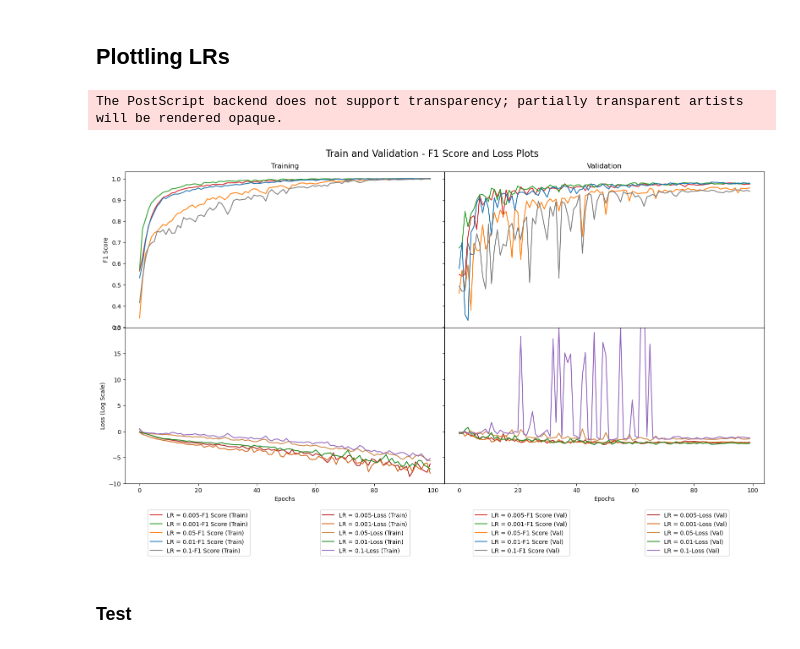
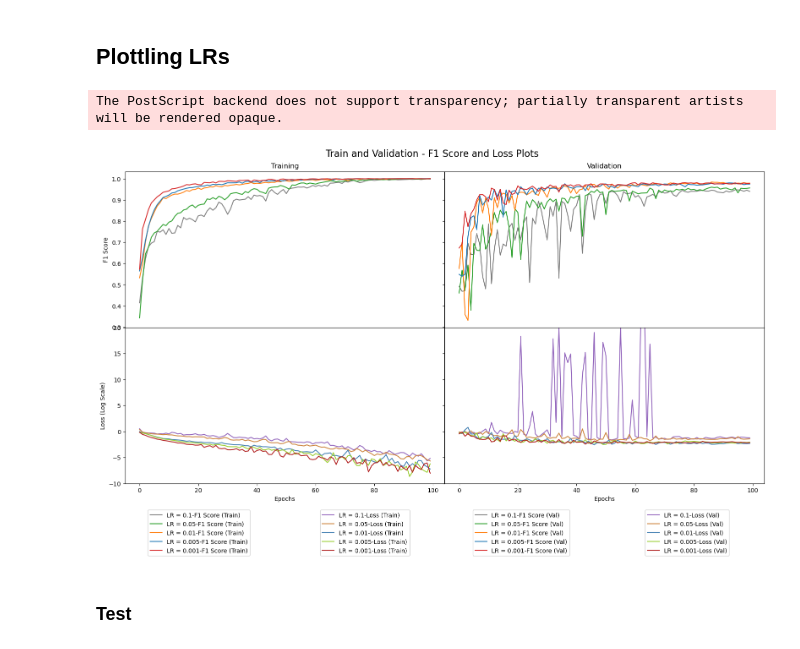
Before and after one commit to rohanchopra/Chest-X-Ray-Classification, a Jupyter notebook: notebooks/covid-pneumonia/Hyper-parameter Tuning/Ablation Plots.ipynb, the cells around one changed output. Drawn from its saved outputs; the diff is of its cells as text; code cells hidden in the pictures.

Commit message:
Revised Ablation Study Plots

```diff
--- a/notebooks/covid-pneumonia/Hyper-parameter Tuning/Ablation Plots.ipynb
+++ b/notebooks/covid-pneumonia/Hyper-parameter Tuning/Ablation Plots.ipynb
@@ -188,3 +225,6 @@ with open(f'../../models/hyper_parameter/{l_rates[3]}_train_history_{curr_model}
     train_LR4 = pickle.load(handle)
 # %%
 loss_train_LR4 = train_LR4['loss']
+# %%
+with open(f'../../models/hyper_parameter/{l_rates[3]}_eval_metrics_{curr_model}_{dataset_name}_{num_epochs}_{batch_size}_{l_rates[3]}_{l_rates[3]/10}_.pickle', 'rb') as handle:
+    test_LR4 = pickle.load(handle)
@@ -227,12 +277,12 @@ val_LR1_loss = {}
 # train_LR1_true = {}
 # train_LR1_pred = {}
 # %%
-with open(f'../../models/hyper_parameter/{l_rates[4]}_val_history_{curr_model}_{dataset_name}_{num_epochs}_{batch_size}_0.1_0.01_.pickle', 'rb') as handle:
+with open(f'../../models/hyper_parameter/{l_rates[4]}_val_history_{curr_model}_{dataset_name}_{num_epochs}_{batch_size}_{l_rates[4]}_{l_rates[4]/10}_.pickle', 'rb') as handle:
     val_LR5 = pickle.load(handle)
 # %%
 loss_val_LR5 = val_LR5['loss']
 # %%
-with open(f'../../models/hyper_parameter/{l_rates[4]}_train_history_{curr_model}_{dataset_name}_{num_epochs}_{batch_size}_0.1_0.01_.pickle', 'rb') as handle:
+with open(f'../../models/hyper_parameter/{l_rates[4]}_train_history_{curr_model}_{dataset_name}_{num_epochs}_{batch_size}_{l_rates[4]}_{l_rates[4]/10}_.pickle', 'rb') as handle:
     train_LR5 = pickle.load(handle)
 # %%
 loss_train_LR5 = train_LR5['loss']
@@ -301,26 +364,20 @@ pp.pprint(metric_params)
 # %% [markdown]
 ## Plottling LRs
 # %%
-plot_names = ['F1 Plot', 'Loss Plot']
-
-colors_f1_score = {'f1score_train_LR1': 'tab:red', 'f1score_val_LR1': 'tab:red',
+colors_f1_score = {'f1score_train_LR1': 'tab:grey', 'f1score_val_LR1': 'tab:grey',
                    'f1score_train_LR2': 'tab:green', 'f1score_val_LR2': 'tab:green',
                    'f1score_train_LR3': 'tab:orange', 'f1score_val_LR3': 'tab:orange',
                    'f1score_train_LR4': 'tab:blue', 'f1score_val_LR4': 'tab:blue',
-                   'f1score_train_LR5': 'tab:grey', 'f1score_val_LR5': 'tab:grey'
+                   'f1score_train_LR5': 'tab:red', 'f1score_val_LR5': 'tab:red'
                   }
 
-colors_loss = {'loss_train_LR1': 'firebrick', 'loss_val_LR1': 'firebrick',
-               'loss_train_LR2': 'chocolate', 'loss_val_LR2': 'chocolate',
-               'loss_train_LR3': 'peru', 'loss_val_LR3': 'peru',
-               'loss_train_LR4': 'forestgreen', 'loss_val_LR4': 'forestgreen',
-               'loss_train_LR5': 'tab:purple', 'loss_val_LR5': 'tab:purple'
+colors_loss = {'loss_train_LR1': 'tab:purple', 'loss_val_LR1': 'tab:purple',
+               'loss_train_LR2': 'peru', 'loss_val_LR2': 'peru',
+               'loss_train_LR3': 'steelblue', 'loss_val_LR3': 'steelblue',
+               'loss_train_LR4': 'yellowgreen', 'loss_val_LR4': 'yellowgreen',
+               'loss_train_LR5': 'firebrick', 'loss_val_LR5': 'firebrick'
               }
-
-l_rates = [0.005, 0.001, 0.05, 0.01, 0.1]
 # %%
-## F1 for train and val                                                                Loss for train and val
-
 fig = plt.figure(figsize=(16, 10))
 gs = fig.add_gridspec(2, 2, hspace=0, wspace=0)
 ax1 = gs.subplots(sharex='col', sharey='row')
@@ -328,10 +385,6 @@ ax1 = gs.subplots(sharex='col', sharey='row')
 fig.suptitle(f'Train and Validation - F1 Score and Loss Plots', fontsize=16)
 
 epochs = [i for i in range(int(num_epochs))]
-
-hand = []
-lab = []
-
 
 #plot = plot_names[i]
 #ax1[i].set_title(f'{plot}')
@@ -352,7 +405,6 @@ for j in range(5):
                     )
     ax1[0][1].set_title("Validation")
     #ax1[0][1].legend(bbox_to_anchor=(0.5, -1.05, 0.40, 0.94))
-
 
 
 for j in range(5):
@@ -366,34 +418,34 @@ for j in range(5):
 
     ax1[1][1].plot(epochs, np.log(metric_params['loss'][f'loss_val_LR{j+1}']),
                     label = f'LR = {l_rates[j]}-Loss (Val)',
                     color = colors_loss[f'loss_val_LR{j+1}']
                     )
     ax1[1][1].set_xlabel('Epochs')
     #ax1[1][1].legend(bbox_to_anchor=(0.5, -1.05, 0.40, 0.94))
     #ax1[1][1].legend(bbox_to_anchor=(0, -1.05, 0.40, 0.94))
 
     # for k in range(2):
     #     handles, labels = ax1[i][k].get_legend_handles_labels()
     #     hand.append(handles)
     #     lab.append(labels)
 
 
 # handles_labels = [ax.get_legend_handles_labels() for ax in fig.axes]
 # handles, labels = [sum(handles_and_labels, []) for handles_and_labels in zip(*lines_labels)]
 # plt.legend(handles, labels, bbox_to_anchor=(0.5, -1.05, 0.40, 0.94))
 
 ax1[0][0].legend(bbox_to_anchor=(0.4, -1.15, 0, 0))
 ax1[1][0].legend(bbox_to_anchor=(0.9, -0.15, 0, 0))
 ax1[0][1].legend(bbox_to_anchor=(0.4, -1.15, 0, 0))
 ax1[1][1].legend(bbox_to_anchor=(0.9, -0.15, 0, 0))
 
 ax1[1][0].set_ylim(-10, 20)
 ax1[1][1].set_ylim(-10, 20)
 fig.tight_layout()
 fig.savefig("ablation.eps", format="eps", dpi=1200, bbox_inches="tight", transparent=True)
 # %% [output]
 The PostScript backend does not support transparency; partially transparent artists will be rendered opaque.
-[figure, old version]
+[figure, new version]
 # %% [markdown]
 ### Test
 # %%
```
Also changed, not shown: parts of 41 cells of this notebook.
